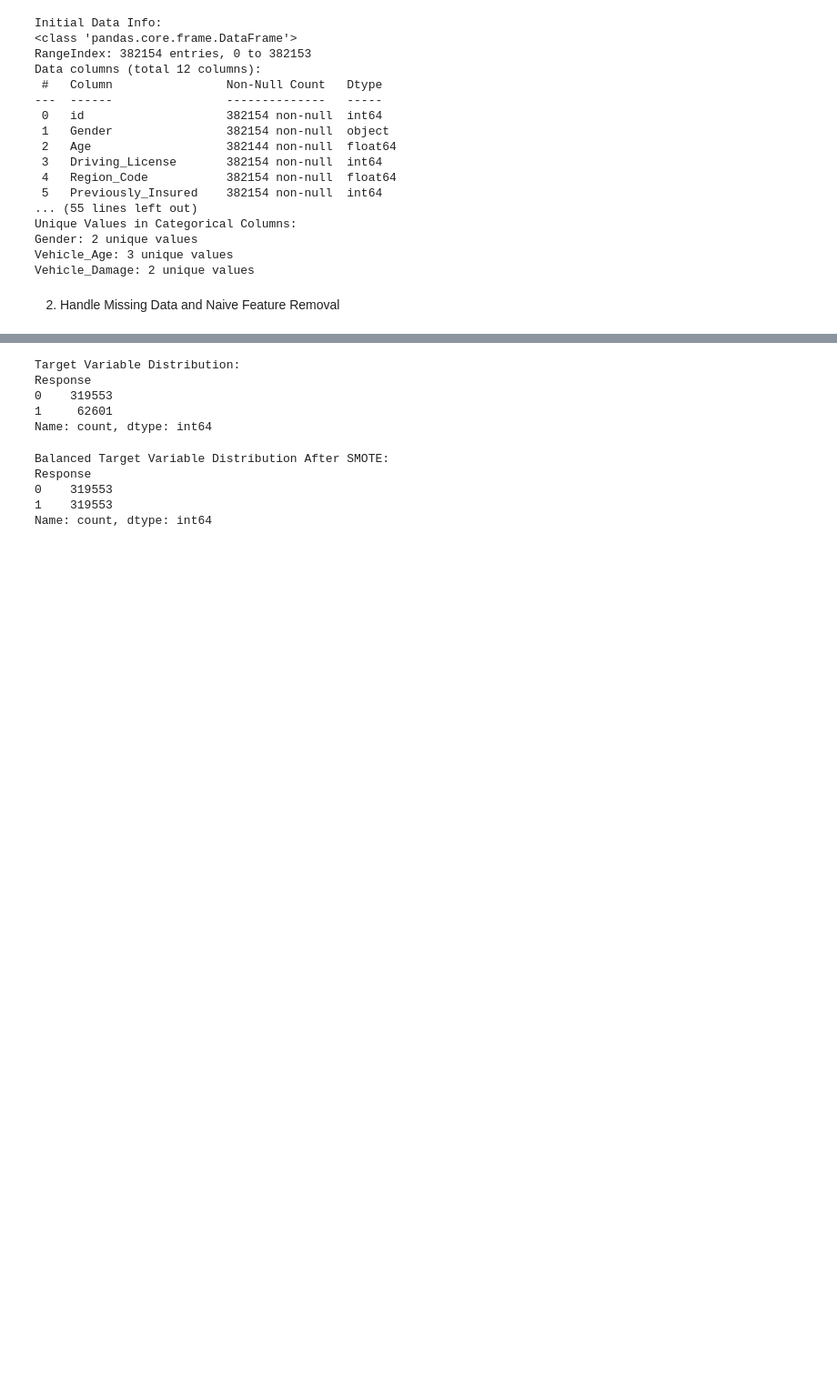
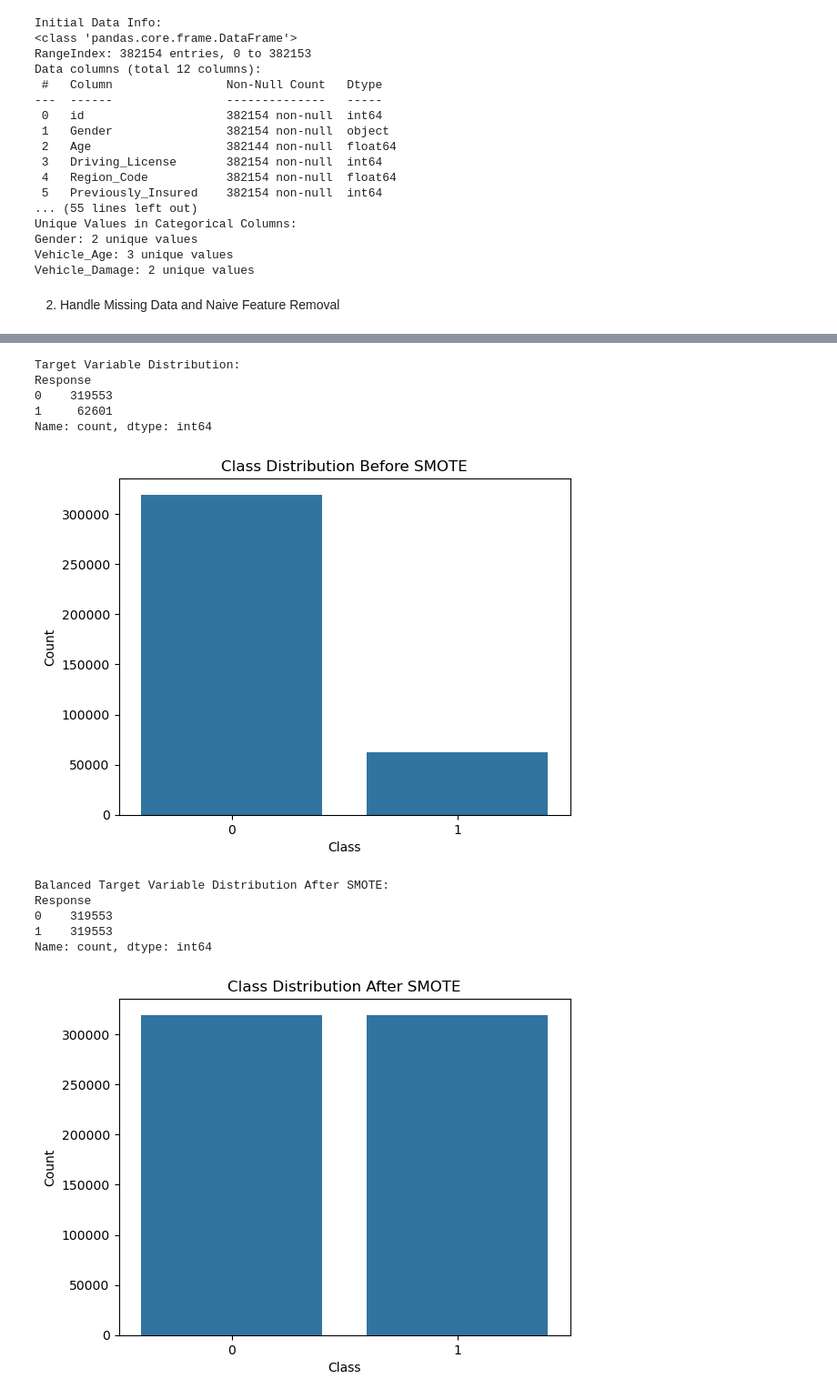
Before and after one commit to NSC-BS-CS/CSB320_InClass, a Jupyter notebook: 4-ModelImprov/modelImprov.ipynb, the cells around one changed output, grey strips where cells are left out. Shown: that part at 91% size. Saved outputs shown, nothing was run; the diff lists cells and outputs as text; code cells hidden in the pictures; blank space fills up the shorter version.

```diff
--- a/4-ModelImprov/modelImprov.ipynb
+++ b/4-ModelImprov/modelImprov.ipynb
@@ -110,28 +136,43 @@ df[numerical_features] = scaler.fit_transform(df[numerical_features])
 # %%
 # Step 5: Handling Imbalanced Data using SMOTE
 target_column = 'Response'
 print("\nTarget Variable Distribution:")
 print(df[target_column].value_counts())
 
 X = df.drop(columns=['id', target_column])  # Dropping ID column
 y = df[target_column]
 
+# Visualize class distribution before SMOTE
+sns.countplot(x=y)
+plt.title('Class Distribution Before SMOTE')
+plt.xlabel('Class')
+plt.ylabel('Count')
+plt.show()
+
 smote = SMOTE(random_state=42)
 X_resampled, y_resampled = smote.fit_resample(X, y)
 
 df_resampled = pd.DataFrame(X_resampled, columns=X.columns)
 df_resampled[target_column] = y_resampled
 
 print("\nBalanced Target Variable Distribution After SMOTE:")
 print(df_resampled[target_column].value_counts())
+
+sns.countplot(x=y_resampled)
+plt.title('Class Distribution After SMOTE')
+plt.xlabel('Class')
+plt.ylabel('Count')
+plt.show()
 # %% [output]
 Target Variable Distribution:
 Response
 0    319553
 1     62601
 Name: count, dtype: int64
+[figure, added]
 Balanced Target Variable Distribution After SMOTE:
 Response
 0    319553
 1    319553
 Name: count, dtype: int64
+[figure, added]
```
Also changed, not shown: parts of 9 cells of this notebook.
